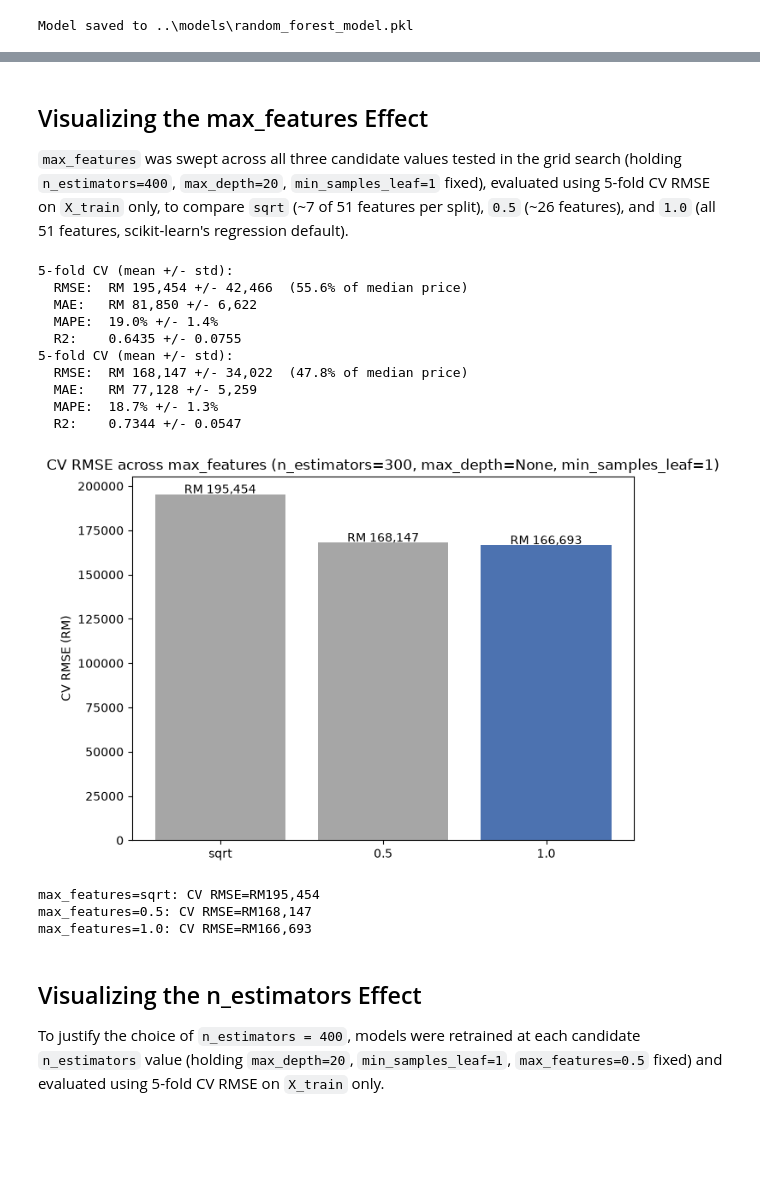
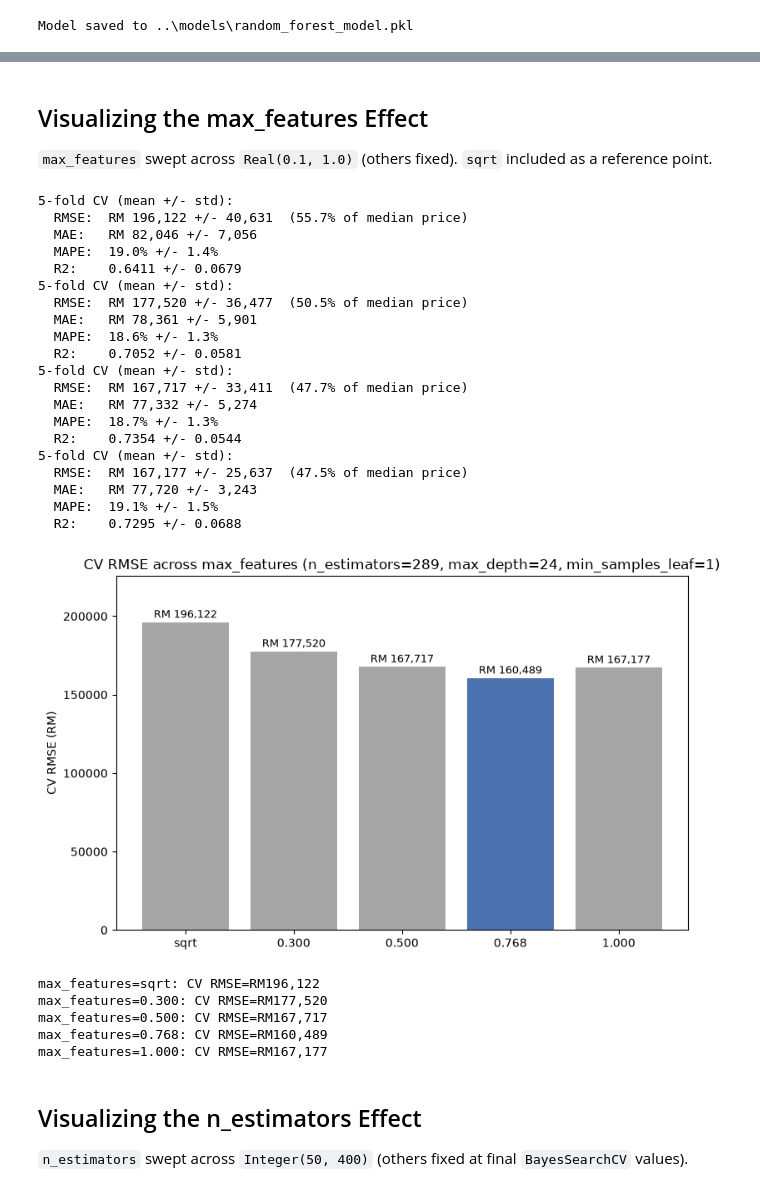
Before and after one commit to Lowzh5/Malaysian-Condominium-Prices-Data, a Jupyter notebook: src/model_randomforest.ipynb, the cells around one changed output, grey strips where cells are left out. Saved outputs shown, nothing was run; the diff lists cells and outputs as text; code cells hidden in the pictures; blank space fills up the shorter version.

```diff
--- a/src/model_randomforest.ipynb
+++ b/src/model_randomforest.ipynb
@@ -66,6 +69,6 @@ Run on X_train only (X_test stays untouched), using GridSearchCV's selected conf
 # %%
 cv_results = cross_validate_model(
-    RandomForestRegressor(**grid_search.best_params_, random_state=42),
+    RandomForestRegressor(**bayes_search.best_params_, random_state=42),
     X_train, y_train, n_splits=5,
 )
 # %% [output]
@@ -81,7 +83,7 @@ cv_results = cross_validate_model(
 # %%
-final_params = grid_search.best_params_
-model = grid_search.best_estimator_
+final_params = bayes_search.best_params_
+model = bayes_search.best_estimator_
 
 print("Final params:", final_params)
-print("Model ready (reused from GridSearchCV's refit=True).")
+print("Model ready (reused from BayesSearchCV's refit=True).")
 # %% [output]
@@ -152,8 +152,8 @@ To understand how `max_depth` affects the bias-variance trade-off, models were r
 # %%
 import matplotlib.pyplot as plt
 
-best = grid_search.best_params_
-depth_candidates = [5, 10, 15, 20, None]
+best = bayes_search.best_params_
+depth_candidates = sorted({5, 10, 15, 20, 30, 40, best["max_depth"]}) + [None]
 train_rmse_by_depth = []
 cv_rmse_by_depth = []
 
@@ -180,7 +180,7 @@ plt.plot(depth_labels, cv_rmse_by_depth, marker="o", label="CV RMSE")
 plt.axvline(x=depth_labels.index(selected_label), color="grey", linestyle="--", alpha=0.6, label=f"Selected (max_depth={selected_label})")
 plt.xlabel("max_depth")
 plt.ylabel("RMSE (RM)")
-plt.title(f"Train vs CV RMSE across max_depth\n(n_estimators={best['n_estimators']}, min_samples_leaf={best['min_samples_leaf']}, max_features={best['max_features']})")
+plt.title(f"Train vs CV RMSE across max_depth\n(n_estimators={best['n_estimators']}, min_samples_leaf={best['min_samples_leaf']}, max_features={best['max_features']:.3f})")
 plt.legend()
 plt.tight_layout()
 plt.show()
@@ -217,52 +217,64 @@ max_depth=None: Train RMSE=RM72,405  CV RMSE=RM166,693
 # %% [markdown]
 ## Visualizing the max_features Effect
-
-`max_features` was swept across all three candidate values tested in the grid search (holding `n_estimators=400`, `max_depth=20`, `min_samples_leaf=1` fixed), evaluated using 5-fold CV RMSE on `X_train` only, to compare `sqrt` (~7 of 51 features per split), `0.5` (~26 features), and `1.0` (all 51 features, scikit-learn's regression default).
+`max_features` swept across `Real(0.1, 1.0)` (others fixed). `sqrt` included as a reference point.
 # %%
-best = grid_search.best_params_
-feature_candidates = ["sqrt", 0.5, 1.0]
+best = bayes_search.best_params_
+feature_candidates = ["sqrt", 0.3, 0.5, best["max_features"], 1.0]
 cv_rmse_by_feat = []
 
 for f in feature_candidates:
     if f == best["max_features"]:
         cv_rmse_by_feat.append(cv_results["mean"]["RMSE"])
         continue
     cv = cross_validate_model(
         RandomForestRegressor(n_estimators=best["n_estimators"], max_depth=best["max_depth"], min_samples_leaf=best["min_samples_leaf"], max_features=f, random_state=42),
         X_train, y_train, n_splits=5,
     )
     cv_rmse_by_feat.append(cv["mean"]["RMSE"])
 
+feature_labels = [f if isinstance(f, str) else f"{f:.3f}" for f in feature_candidates]
 colors = ["#4c72b0" if f == best["max_features"] else "#a6a6a6" for f in feature_candidates]
 
-plt.figure(figsize=(7, 5))
-plt.bar([str(f) for f in feature_candidates], cv_rmse_by_feat, color=colors)
+plt.figure(figsize=(8, 5))
+plt.bar(feature_labels, cv_rmse_by_feat, color=colors)
 plt.ylabel("CV RMSE (RM)")
 plt.title(f"CV RMSE across max_features (n_estimators={best['n_estimators']}, max_depth={best['max_depth']}, min_samples_leaf={best['min_samples_leaf']})")
+plt.ylim(0, max(cv_rmse_by_feat) * 1.15)
 for i, v in enumerate(cv_rmse_by_feat):
-    plt.text(i, v + 500, f"RM {v:,.0f}", ha="center")
+    plt.text(i, v + max(cv_rmse_by_feat) * 0.015, f"RM {v:,.0f}", ha="center", fontsize=9)
 plt.tight_layout()
 plt.show()
 
-for f, r in zip(feature_candidates, cv_rmse_by_feat):
+for f, r in zip(feature_labels, cv_rmse_by_feat):
     print(f"max_features={f}: CV RMSE=RM{r:,.0f}")
 # %% [output]
 5-fold CV (mean +/- std):
-  RMSE:  RM 195,454 +/- 42,466  (55.6% of median price)
-  MAE:   RM 81,850 +/- 6,622
+  RMSE:  RM 196,122 +/- 40,631  (55.7% of median price)
+  MAE:   RM 82,046 +/- 7,056
   MAPE:  19.0% +/- 1.4%
-  R2:    0.6435 +/- 0.0755
+  R2:    0.6411 +/- 0.0679
 5-fold CV (mean +/- std):
-  RMSE:  RM 168,147 +/- 34,022  (47.8% of median price)
-  MAE:   RM 77,128 +/- 5,259
+  RMSE:  RM 177,520 +/- 36,477  (50.5% of median price)
+  MAE:   RM 78,361 +/- 5,901
+  MAPE:  18.6% +/- 1.3%
+  R2:    0.7052 +/- 0.0581
+5-fold CV (mean +/- std):
+  RMSE:  RM 167,717 +/- 33,411  (47.7% of median price)
+  MAE:   RM 77,332 +/- 5,274
   MAPE:  18.7% +/- 1.3%
-  R2:    0.7344 +/- 0.0547
+  R2:    0.7354 +/- 0.0544
+5-fold CV (mean +/- std):
+  RMSE:  RM 167,177 +/- 25,637  (47.5% of median price)
+  MAE:   RM 77,720 +/- 3,243
+  MAPE:  19.1% +/- 1.5%
+  R2:    0.7295 +/- 0.0688
-[figure, old version]
+[figure, new version]
-max_features=sqrt: CV RMSE=RM195,454
-max_features=0.5: CV RMSE=RM168,147
-max_features=1.0: CV RMSE=RM166,693
+max_features=sqrt: CV RMSE=RM196,122
+max_features=0.300: CV RMSE=RM177,520
+max_features=0.500: CV RMSE=RM167,717
+max_features=0.768: CV RMSE=RM160,489
+max_features=1.000: CV RMSE=RM167,177
 # %% [markdown]
 ## Visualizing the n_estimators Effect
-
-To justify the choice of `n_estimators = 400`, models were retrained at each candidate `n_estimators` value (holding `max_depth=20`, `min_samples_leaf=1`, `max_features=0.5` fixed) and evaluated using 5-fold CV RMSE on `X_train` only.
+`n_estimators` swept across `Integer(50, 400)` (others fixed at final `BayesSearchCV` values).
 # %%
```
Also changed, not shown: parts of 16 cells of this notebook, 1 other file.
